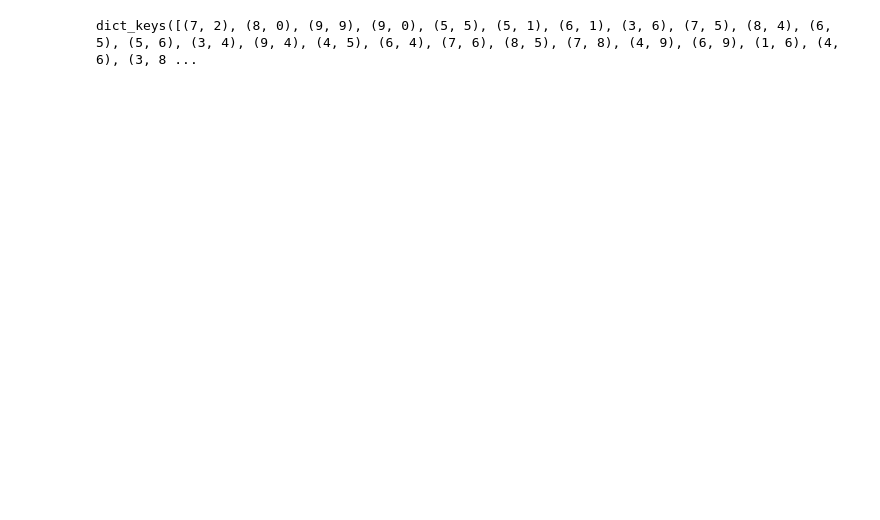
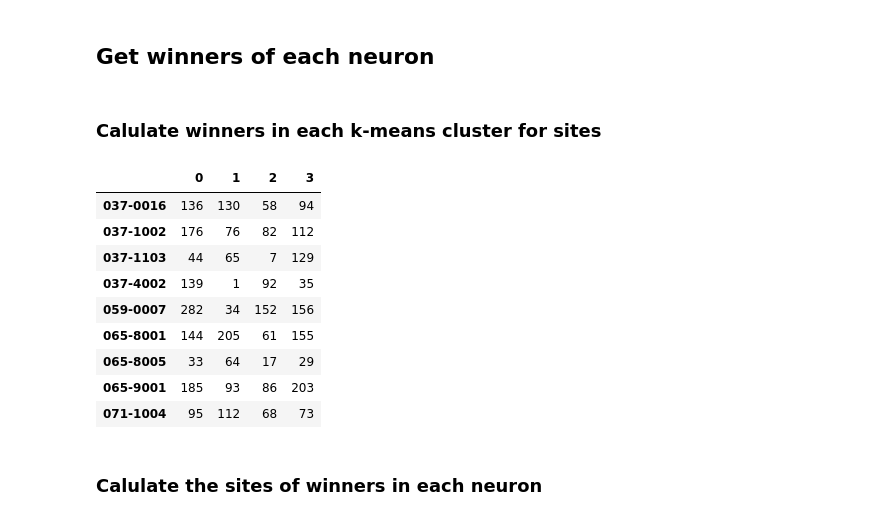
Before and after one commit to Kenan-Li/dtwsom, a Jupyter notebook: examples/examples.ipynb, the cells around one changed output. Drawn from its saved outputs; the diff is of its cells as text; code cells hidden in the pictures; blank space fills up the shorter version.

```diff
--- a/examples/examples.ipynb
+++ b/examples/examples.ipynb
@@ -71 +91,29 @@ plt.subplots_adjust(wspace=0.1, hspace=0.1)
+# %% [markdown]
+## Get winners of each neuron
+# %% [markdown]
+### Calulate winners in each k-means cluster for sites
+# %%
+all_winners_by_site_df = pd.DataFrame(index = data_all_df.site.unique(), columns = range(4), data = 0)
+for s in all_winners_by_site_df.index:
+    data = data_all_df[data_all_df.site==s]
+    data_s = np.swapaxes(np.array([np.stack(data["NO2"]), np.stack(data["O3"]), np.stack(data["PM25"]), np.stack(data["PM10"])]), 0, 1)
+    for i in data_s:
+        x = som.winner(i)[0]
+        y = som.winner(i)[1]
+        all_winners_by_site_df.loc[s,KMeans_all.labels_[x*10 +y]] += 1
+# %%
+all_winners_by_site_df
+# %% [output]
+|  | 0 | 1 | 2 | 3 |
+| 037-0016 | 136 | 130 | 58 | 94 |
+| 037-1002 | 176 | 76 | 82 | 112 |
+| 037-1103 | 44 | 65 | 7 | 129 |
+| 037-4002 | 139 | 1 | 92 | 35 |
+| 059-0007 | 282 | 34 | 152 | 156 |
+| 065-8001 | 144 | 205 | 61 | 155 |
+| 065-8005 | 33 | 64 | 17 | 29 |
+| 065-9001 | 185 | 93 | 86 | 203 |
+| 071-1004 | 95 | 112 | 68 | 73 |
+# %% [markdown]
+### Calulate the sites of winners in each neuron
 # %%
@@ -73,4 +120,0 @@ test = som.labels_map(data_all_new,data_all_df.site)
-# %%
-test.keys()
-# %% [output]
-dict_keys([(7, 2), (8, 0), (9, 9), (9, 0), (5, 5), (5, 1), (6, 1), (3, 6), (7, 5), (8, 4), (6, 5), (5, 6), (3, 4), (9, 4), (4, 5), (6, 4), (7, 6), (8, 5), (7, 8), (4, 9), (6, 9), (1, 6), (4, 6), (3, 8 ...
```
Also changed, not shown: parts of 30 cells of this notebook, 2 other files.
